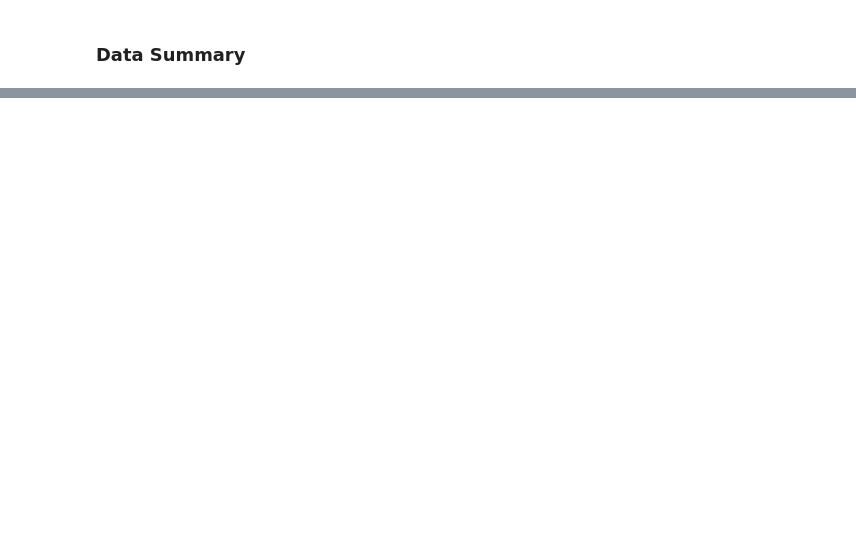
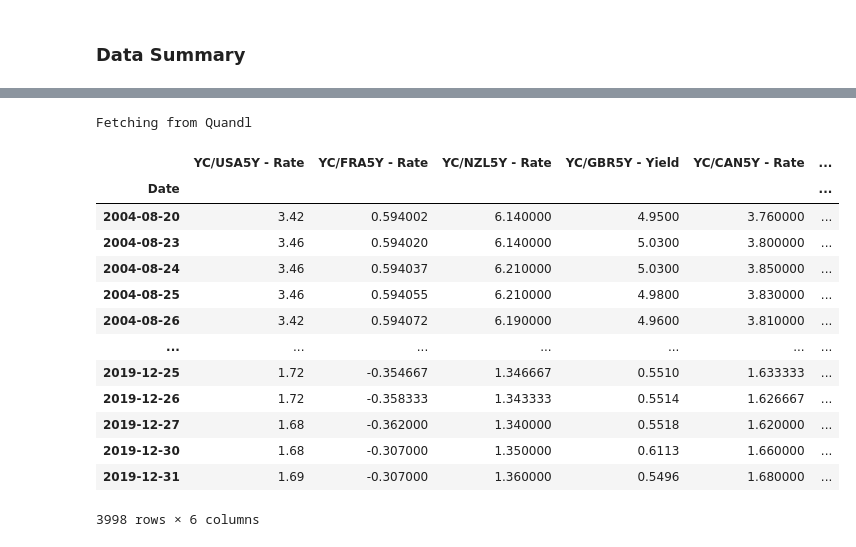
Before and after one commit to maneetsingh1/ts_forex_project, a Jupyter notebook: codes/1. EDA.ipynb, the cells around one changed output, grey strips where cells are left out. Saved outputs shown, nothing was run; the diff lists cells and outputs as text; code cells hidden in the pictures; blank space fills up the shorter version.

```diff
--- a/codes/1. EDA.ipynb
+++ b/codes/1. EDA.ipynb
@@ -63,0 +93,19 @@ for i in range(rows):
+# %%
+rates = fetch_quandl(tuple(['YC/USA5Y','YC/FRA5Y','YC/NZL5Y','YC/GBR5Y','YC/CAN5Y','YC/JPN5Y'])).interpolate().dropna()
+rates
+# %% [output]
+Fetching from Quandl
+|  | YC/USA5Y - Rate | YC/FRA5Y - Rate | YC/NZL5Y - Rate | YC/GBR5Y - Yield | YC/CAN5Y - Rate | ... |
+| Date |  |  |  |  |  | ... |
+| 2004-08-20 | 3.42 | 0.594002 | 6.140000 | 4.9500 | 3.760000 | ... |
+| 2004-08-23 | 3.46 | 0.594020 | 6.140000 | 5.0300 | 3.800000 | ... |
+| 2004-08-24 | 3.46 | 0.594037 | 6.210000 | 5.0300 | 3.850000 | ... |
+| 2004-08-25 | 3.46 | 0.594055 | 6.210000 | 4.9800 | 3.830000 | ... |
+| 2004-08-26 | 3.42 | 0.594072 | 6.190000 | 4.9600 | 3.810000 | ... |
+| ... | ... | ... | ... | ... | ... | ... |
+| 2019-12-25 | 1.72 | -0.354667 | 1.346667 | 0.5510 | 1.633333 | ... |
+| 2019-12-26 | 1.72 | -0.358333 | 1.343333 | 0.5514 | 1.626667 | ... |
+| 2019-12-27 | 1.68 | -0.362000 | 1.340000 | 0.5518 | 1.620000 | ... |
+| 2019-12-30 | 1.68 | -0.307000 | 1.350000 | 0.6113 | 1.660000 | ... |
+| 2019-12-31 | 1.69 | -0.307000 | 1.360000 | 0.5496 | 1.680000 | ... |
+3998 rows × 6 columns
```
Also changed, not shown: parts of 12 cells of this notebook.
